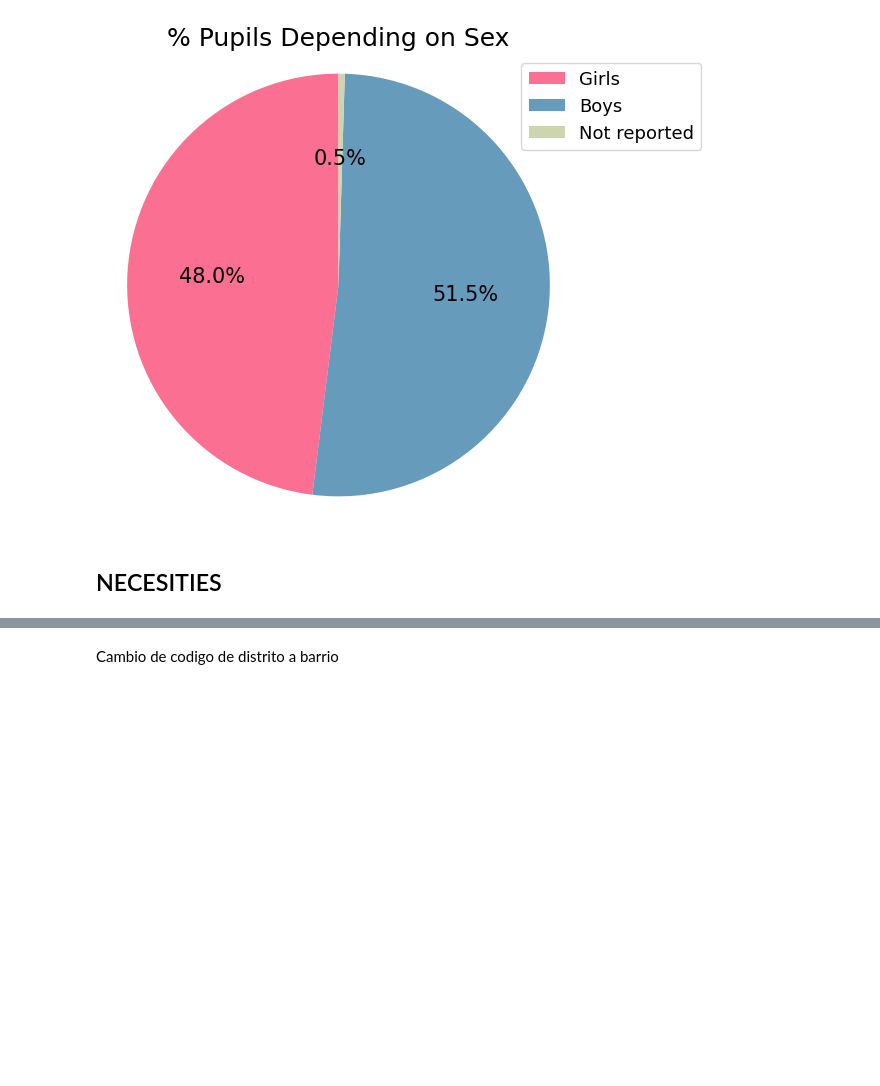
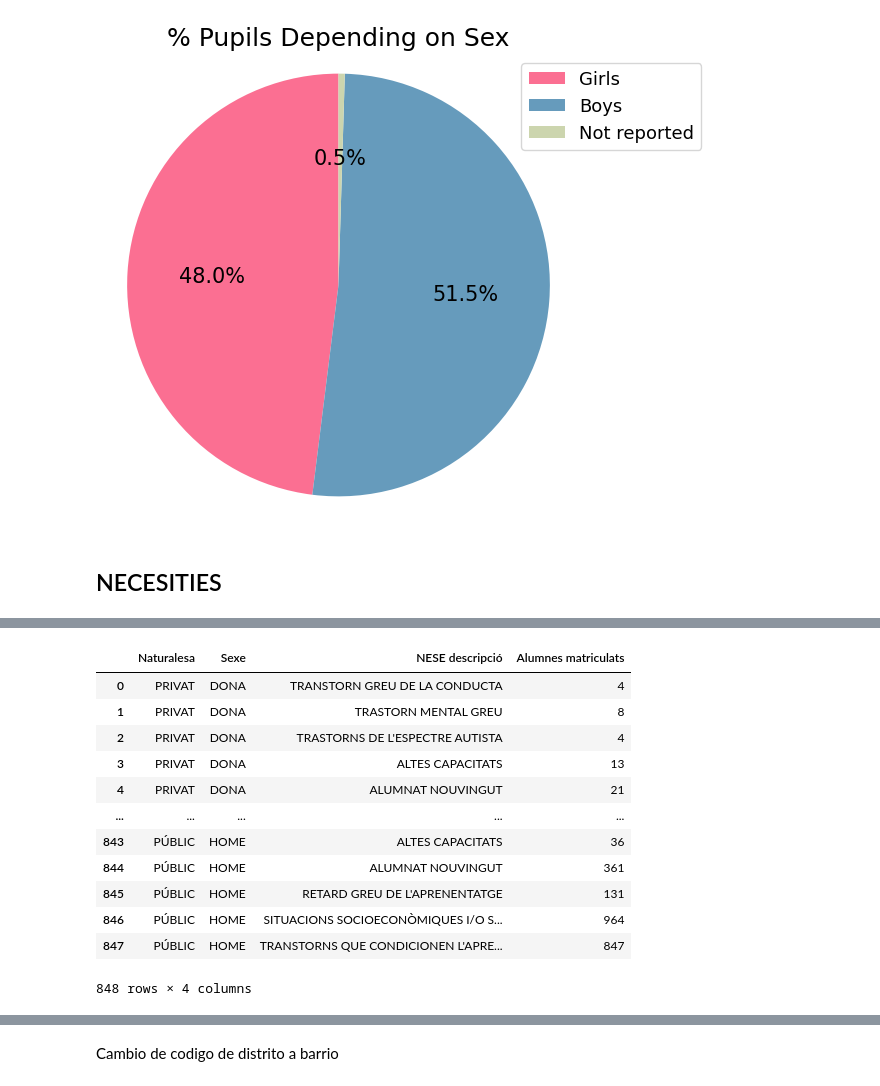
Before and after one commit to annaszymanskicortes/truco-o-dato, a Jupyter notebook: notebook_julia.ipynb, the cells around one changed output, grey strips where cells are left out. Drawn from its saved outputs; the diff is of its cells as text; code cells hidden in the pictures; blank space fills up the shorter version.

```diff
--- a/notebook_julia.ipynb
+++ b/notebook_julia.ipynb
@@ -175,0 +166,17 @@ df_caract.head()
+# %%
+df_necesities = df_alumnes_necessities[["Naturalesa", "Sexe", "NESE descripció", "Alumnes matriculats"]].copy()
+df_necesities
+# %% [output]
+|  | Naturalesa | Sexe | NESE descripció | Alumnes matriculats |
+| 0 | PRIVAT | DONA | TRANSTORN GREU DE LA CONDUCTA | 4 |
+| 1 | PRIVAT | DONA | TRASTORN MENTAL GREU | 8 |
+| 2 | PRIVAT | DONA | TRASTORNS DE L'ESPECTRE AUTISTA | 4 |
+| 3 | PRIVAT | DONA | ALTES CAPACITATS | 13 |
+| 4 | PRIVAT | DONA | ALUMNAT NOUVINGUT | 21 |
+| ... | ... | ... | ... | ... |
+| 843 | PÚBLIC | HOME | ALTES CAPACITATS | 36 |
+| 844 | PÚBLIC | HOME | ALUMNAT NOUVINGUT | 361 |
+| 845 | PÚBLIC | HOME | RETARD GREU DE L'APRENENTATGE | 131 |
+| 846 | PÚBLIC | HOME | SITUACIONS SOCIOECONÒMIQUES I/O S... | 964 |
+| 847 | PÚBLIC | HOME | TRANSTORNS QUE CONDICIONEN L'APRE... | 847 |
+848 rows × 4 columns
```
Also changed, not shown: parts of 12 cells of this notebook, 2 other files.
